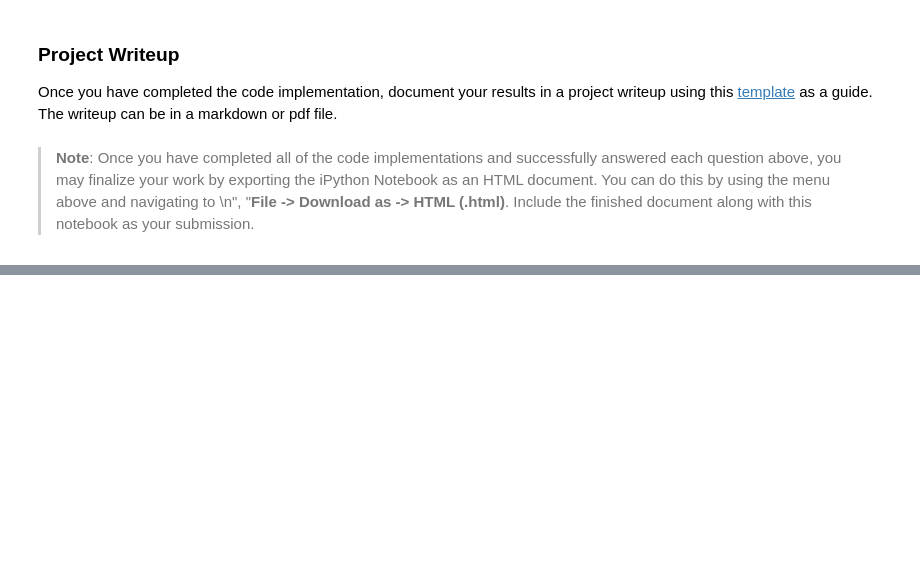
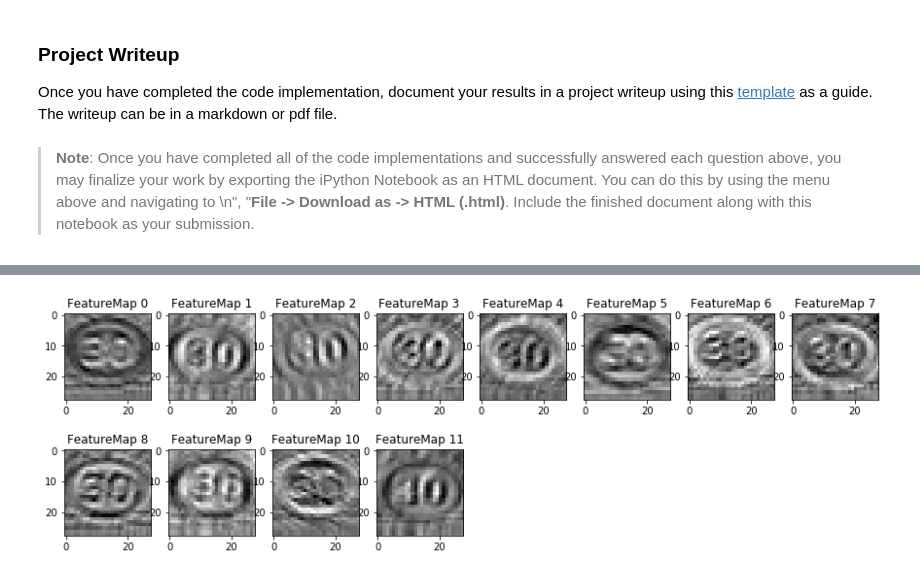
Before and after one commit to peiyong86/CarND-Traffic-Sign-Classifier-Project, a Jupyter notebook: Traffic_Sign_Classifier.ipynb, the cells around one changed output, grey strips where cells are left out. Saved outputs shown, nothing was run; the diff lists cells and outputs as text; code cells hidden in the pictures; blank space fills up the shorter version.

```diff
--- a/Traffic_Sign_Classifier.ipynb
+++ b/Traffic_Sign_Classifier.ipynb
@@ -349,12 +349,11 @@ with tf.Session(config=config) as sess:
         if max_accuracy < validation_accuracy:
             max_accuracy = validation_accuracy
             max_epoch = i
+            saver.save(sess, "./models/model_epoch{:0>4}.ckpt".format(i))
         et = time.time()
         print("EPOCH {}, {} secs ...".format(i+1, et-st))
         print("Validation Accuracy = {:.3f}. Max Accuracy = {:.3f}".format(
             validation_accuracy, max_accuracy))
         print()
-
-        save_path = saver.save(sess, "./models/model_epoch{:0>4}.ckpt".format(i))
 # %% [output]
 Training...
@@ -574,3 +573,12 @@ def outputFeatureMap(image_input, tf_activation, activation_min=-1, activation_m
             plt.imshow(activation[0,:,:, featuremap], interpolation="nearest", vmin=activation_min, cmap="gray")
         else:
             plt.imshow(activation[0,:,:, featuremap], interpolation="nearest", cmap="gray")
+# %%
+ops = sess.graph.get_operations()
+ops_dict = dict()
+for op in ops:
+    ops_dict[op.name] = op.values()
+# %%
+outputFeatureMap(X_data[0:1], ops_dict['Conv2D'][0])
+# %% [output]
+[figure, added]
```
Also changed, not shown: parts of 8 cells of this notebook, 3 other files.
